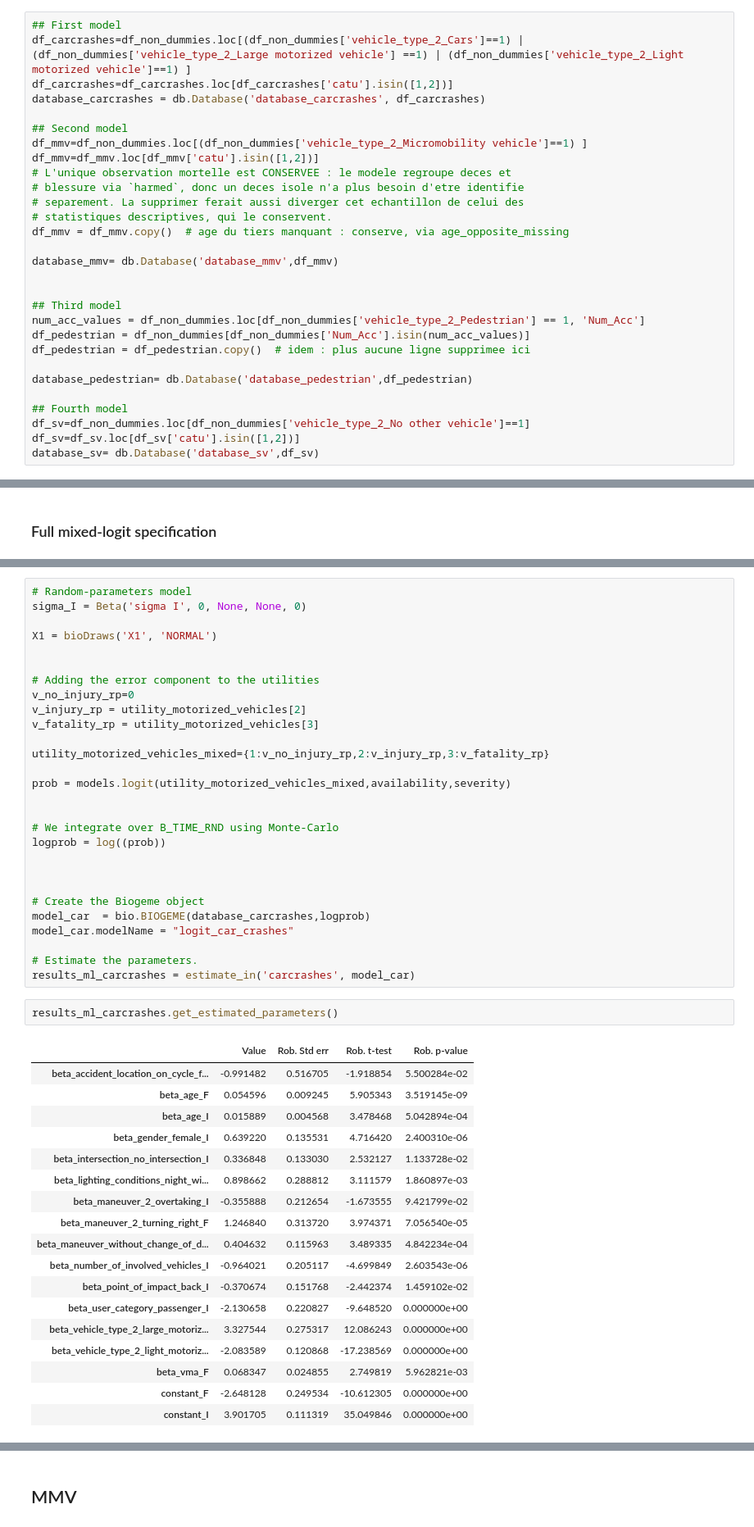
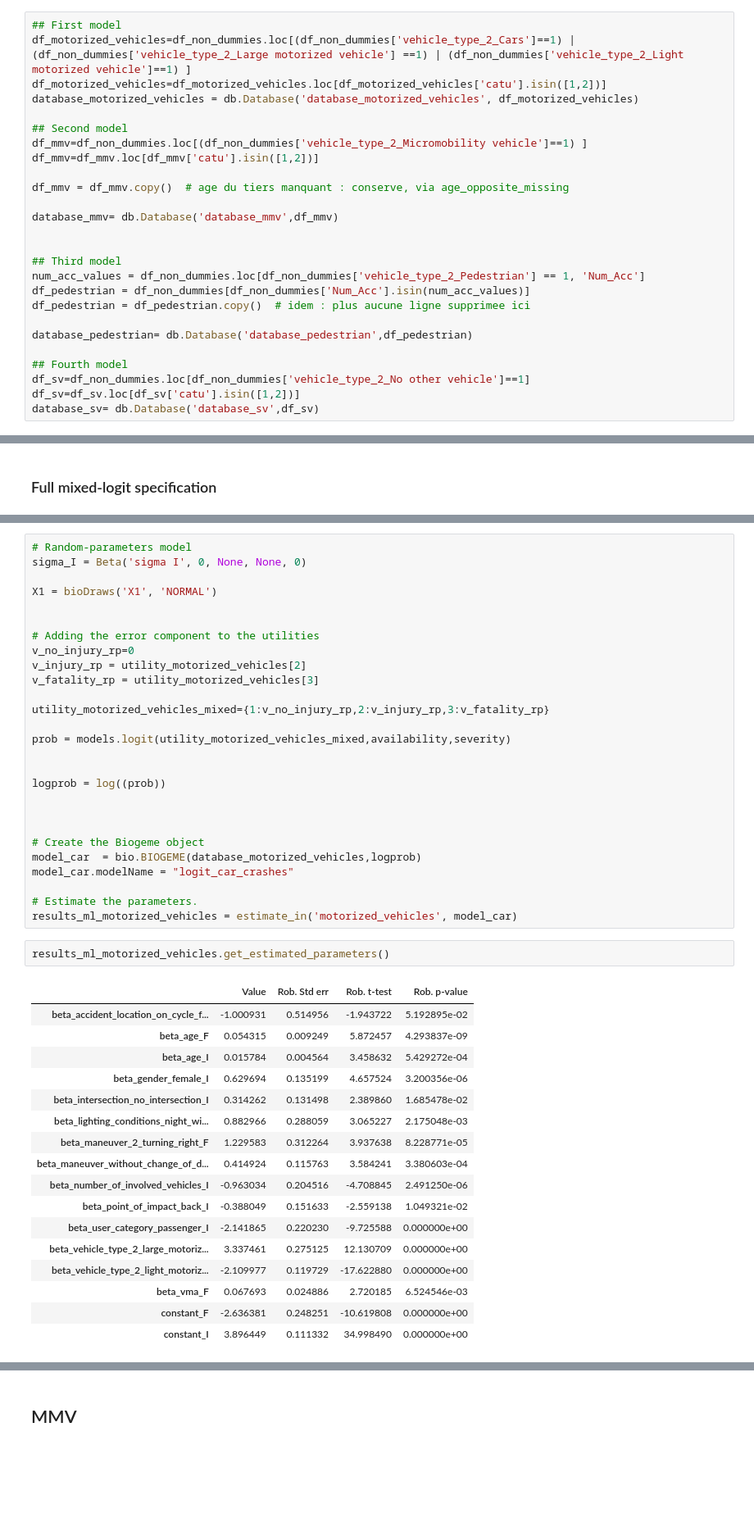
Before and after one commit to martin1207/modeling-mmv-severity, a Jupyter notebook: modeling_development.ipynb, the cells around one changed output, grey strips where cells are left out. Shown at 82% size. Saved outputs shown, nothing was run; the diff lists cells and outputs as text; blank space fills up the shorter version.

```diff
--- a/modeling_development.ipynb
+++ b/modeling_development.ipynb
@@ -79,17 +74,14 @@ df_non_dummies['age_opposite_mean'] = df_non_dummies['age_opposite_mean'].fillna
 df_non_dummies = df_non_dummies.reset_index(drop=True)
 # %%
 ## First model
-df_carcrashes=df_non_dummies.loc[(df_non_dummies['vehicle_type_2_Cars']==1) | (df_non_dummies['vehicle_type_2_Large motorized vehicle'] ==1) | (df_non_dummies['vehicle_type_2_Light motorized vehicle']==1) ]
-df_carcrashes=df_carcrashes.loc[df_carcrashes['catu'].isin([1,2])]
-database_carcrashes = db.Database('database_carcrashes', df_carcrashes)
+df_motorized_vehicles=df_non_dummies.loc[(df_non_dummies['vehicle_type_2_Cars']==1) | (df_non_dummies['vehicle_type_2_Large motorized vehicle'] ==1) | (df_non_dummies['vehicle_type_2_Light motorized vehicle']==1) ]
+df_motorized_vehicles=df_motorized_vehicles.loc[df_motorized_vehicles['catu'].isin([1,2])]
+database_motorized_vehicles = db.Database('database_motorized_vehicles', df_motorized_vehicles)
 
 ## Second model
 df_mmv=df_non_dummies.loc[(df_non_dummies['vehicle_type_2_Micromobility vehicle']==1) ]
 df_mmv=df_mmv.loc[df_mmv['catu'].isin([1,2])]
-# L'unique observation mortelle est CONSERVEE : le modele regroupe deces et
-# blessure via `harmed`, donc un deces isole n'a plus besoin d'etre identifie
-# separement. La supprimer ferait aussi diverger cet echantillon de celui des
-# statistiques descriptives, qui le conservent.
+
 df_mmv = df_mmv.copy()  # age du tiers manquant : conserve, via age_opposite_missing
 
 database_mmv= db.Database('database_mmv',df_mmv)
@@ -338,35 +301,33 @@ utility_motorized_vehicles_mixed={1:v_no_injury_rp,2:v_injury_rp,3:v_fatality_rp
 prob = models.logit(utility_motorized_vehicles_mixed,availability,severity)
 
 
-# We integrate over B_TIME_RND using Monte-Carlo
 logprob = log((prob))
 
 
 
 # Create the Biogeme object
-model_car  = bio.BIOGEME(database_carcrashes,logprob)
+model_car  = bio.BIOGEME(database_motorized_vehicles,logprob)
 model_car.modelName = "logit_car_crashes"
 
 # Estimate the parameters.
-results_ml_carcrashes = estimate_in('carcrashes', model_car)
+results_ml_motorized_vehicles = estimate_in('motorized_vehicles', model_car)
 # %%
-results_ml_carcrashes.get_estimated_parameters()
+results_ml_motorized_vehicles.get_estimated_parameters()
 # %% [output]
 |  | Value | Rob. Std err | Rob. t-test | Rob. p-value |
-| beta_accident_location_on_cycle_f... | -0.991482 | 0.516705 | -1.918854 | 5.500284e-02 |
-| beta_age_F | 0.054596 | 0.009245 | 5.905343 | 3.519145e-09 |
-| beta_age_I | 0.015889 | 0.004568 | 3.478468 | 5.042894e-04 |
-| beta_gender_female_I | 0.639220 | 0.135531 | 4.716420 | 2.400310e-06 |
-| beta_intersection_no_intersection_I | 0.336848 | 0.133030 | 2.532127 | 1.133728e-02 |
-| beta_lighting_conditions_night_wi... | 0.898662 | 0.288812 | 3.111579 | 1.860897e-03 |
-| beta_maneuver_2_overtaking_I | -0.355888 | 0.212654 | -1.673555 | 9.421799e-02 |
-| beta_maneuver_2_turning_right_F | 1.246840 | 0.313720 | 3.974371 | 7.056540e-05 |
-| beta_maneuver_without_change_of_d... | 0.404632 | 0.115963 | 3.489335 | 4.842234e-04 |
-| beta_number_of_involved_vehicles_I | -0.964021 | 0.205117 | -4.699849 | 2.603543e-06 |
-| beta_point_of_impact_back_I | -0.370674 | 0.151768 | -2.442374 | 1.459102e-02 |
-| beta_user_category_passenger_I | -2.130658 | 0.220827 | -9.648520 | 0.000000e+00 |
-| beta_vehicle_type_2_large_motoriz... | 3.327544 | 0.275317 | 12.086243 | 0.000000e+00 |
-| beta_vehicle_type_2_light_motoriz... | -2.083589 | 0.120868 | -17.238569 | 0.000000e+00 |
-| beta_vma_F | 0.068347 | 0.024855 | 2.749819 | 5.962821e-03 |
-| constant_F | -2.648128 | 0.249534 | -10.612305 | 0.000000e+00 |
-| constant_I | 3.901705 | 0.111319 | 35.049846 | 0.000000e+00 |
+| beta_accident_location_on_cycle_f... | -1.000931 | 0.514956 | -1.943722 | 5.192895e-02 |
+| beta_age_F | 0.054315 | 0.009249 | 5.872457 | 4.293837e-09 |
+| beta_age_I | 0.015784 | 0.004564 | 3.458632 | 5.429272e-04 |
+| beta_gender_female_I | 0.629694 | 0.135199 | 4.657524 | 3.200356e-06 |
+| beta_intersection_no_intersection_I | 0.314262 | 0.131498 | 2.389860 | 1.685478e-02 |
+| beta_lighting_conditions_night_wi... | 0.882966 | 0.288059 | 3.065227 | 2.175048e-03 |
+| beta_maneuver_2_turning_right_F | 1.229583 | 0.312264 | 3.937638 | 8.228771e-05 |
+| beta_maneuver_without_change_of_d... | 0.414924 | 0.115763 | 3.584241 | 3.380603e-04 |
+| beta_number_of_involved_vehicles_I | -0.963034 | 0.204516 | -4.708845 | 2.491250e-06 |
+| beta_point_of_impact_back_I | -0.388049 | 0.151633 | -2.559138 | 1.049321e-02 |
+| beta_user_category_passenger_I | -2.141865 | 0.220230 | -9.725588 | 0.000000e+00 |
+| beta_vehicle_type_2_large_motoriz... | 3.337461 | 0.275125 | 12.130709 | 0.000000e+00 |
+| beta_vehicle_type_2_light_motoriz... | -2.109977 | 0.119729 | -17.622880 | 0.000000e+00 |
+| beta_vma_F | 0.067693 | 0.024886 | 2.720185 | 6.524546e-03 |
+| constant_F | -2.636381 | 0.248251 | -10.619808 | 0.000000e+00 |
+| constant_I | 3.896449 | 0.111332 | 34.998490 | 0.000000e+00 |
```
Also changed, not shown: parts of 49 cells of this notebook, 2 other files.
